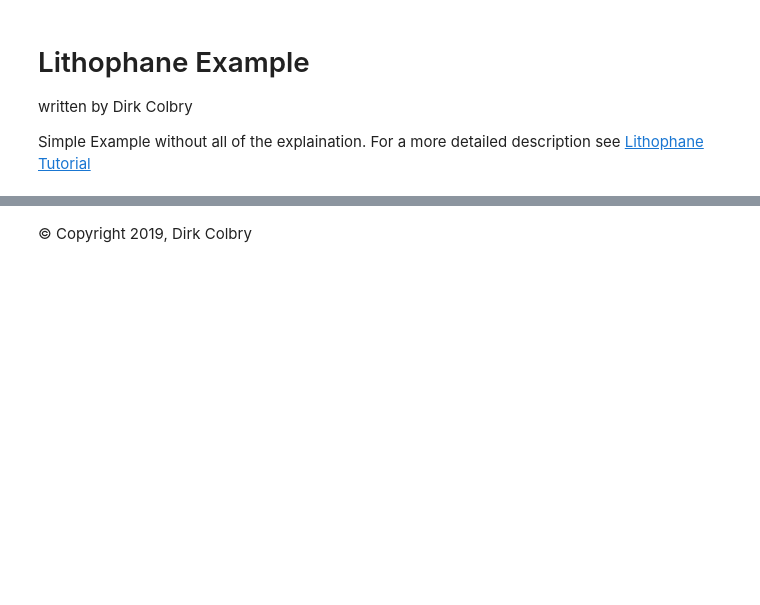
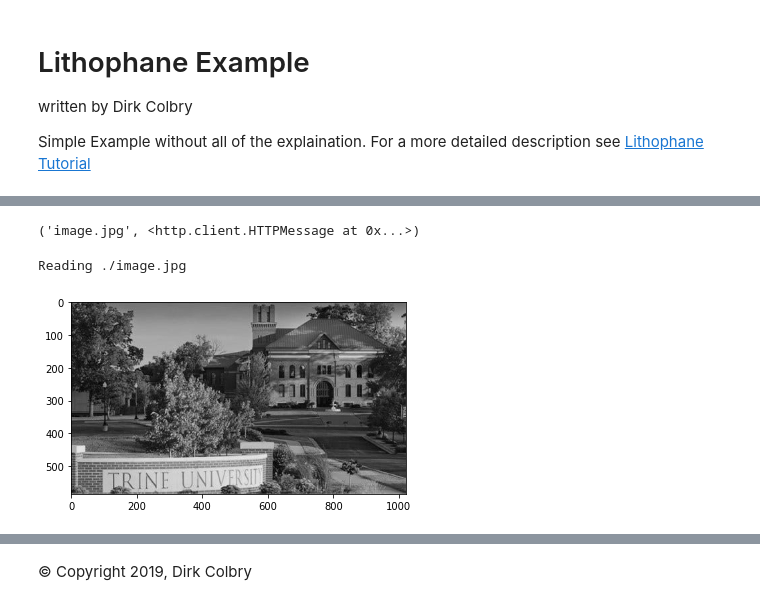
Before and after one commit to colbrydi/Lithophane, a Jupyter notebook: Lithophane_Example.ipynb, the cells around one changed output, grey strips where cells are left out. Cells and saved outputs as stored; diff of their text form; code cells hidden in the pictures; blank space fills up the shorter version.

```diff
--- a/Lithophane_Example.ipynb
+++ b/Lithophane_Example.ipynb
@@ -6 +22,8 @@ Simple Example without all of the explaination. For a more detailed description
+# %%
+#Download Lithophane functions and image file
+import urllib
+urllib.request.urlretrieve('https://raw.githubusercontent.com/colbrydi/Lithophane/master/lithophane.py', 'lithophane.py')
+urllib.request.urlretrieve('https://insideindiana.images.worldnow.com/images/9914370_G.jpg?auto=webp&disable=upscale&height=560&fit=bounds', 'image.jpg')
+# %% [output]
+('image.jpg', <http.client.HTTPMessage at 0x...>)
 # %%
@@ -7,6 +31,10 @@ Simple Example without all of the explaination. For a more detailed description
 import lithophane as li
 # %%
-imagefile = './AE8A0985.jpg'
+#Generate xyz point cloud
+imagefile = './image.jpg'
 width = 102 #Width in mm
 x,y,z = li.jpg2stl(imagefile, width=width)
+# %% [output]
+Reading ./image.jpg
+[figure, added]
 # %%
```
Also changed, not shown: parts of 6 cells of this notebook.
